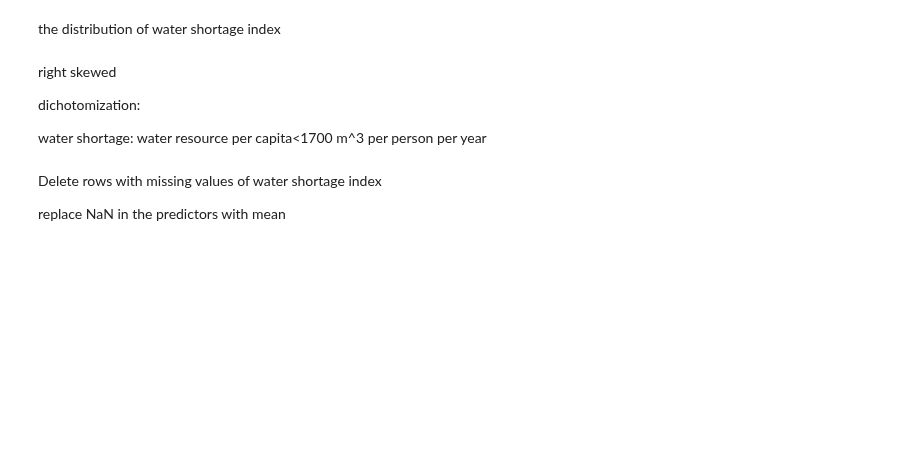
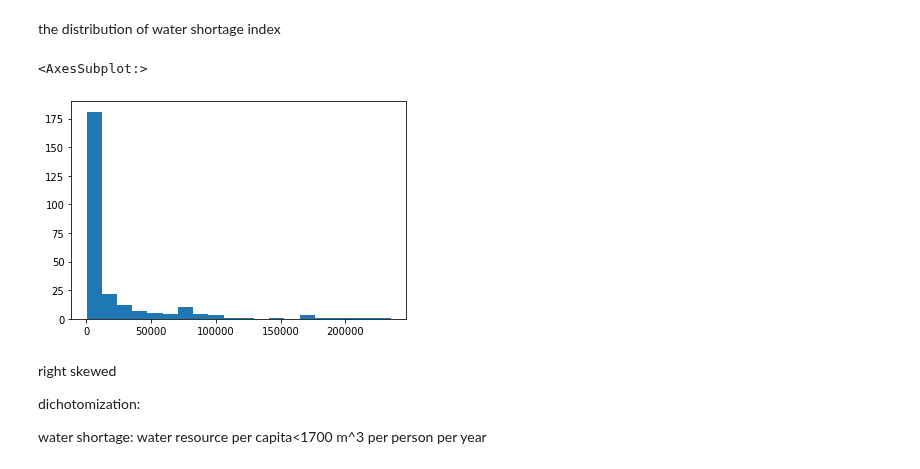
Before and after one commit to karlpolak/MDA-project, a Jupyter notebook: Water Shortage.ipynb, the cells around one changed output. Cells and saved outputs as stored; diff of their text form; code cells hidden in the pictures; blank space fills up the shorter version.

```diff
--- a/Water Shortage.ipynb
+++ b/Water Shortage.ipynb
@@ -12,6 +19,9 @@ import warnings
 # %% [markdown]
 Load and view aquastat data set
 # %%
-data = pd.read_csv('https://mda-project-poland.s3.eu-west-3.amazonaws.com/aquastat_data.csv')
-data = data.pivot_table(index = "Area", columns = "Variable Name", values= "Value")
-data.head()
+df = pd.read_csv('https://mda-project-poland.s3.eu-west-3.amazonaws.com/ultimate+aquastat+(flat).csv')
+df_GDP = pd.read_csv('https://mda-project-poland.s3.eu-west-3.amazonaws.com/GDP.csv')
+df.shape
+#data = pd.read_csv('https://mda-project-poland.s3.eu-west-3.amazonaws.com/aquastat_data.csv')
+#data = data.pivot_table(index = "Area", columns = "Variable Name", values= "Value")
+#data.head()
@@ -29,0 +30,8 @@ data
+# %%
+table=pd.pivot_table(data=df,values='Value',index=['Area','Year'],columns='Variable Name') # is used for Time Series Analysis
+GDP_table = pd.pivot_table(data=df_GDP,values='Value',index=['Area','Year'],columns='Variable Name')
+
+table = table.merge(GDP_table, how='inner', on=['Area','Year'])
+table.head(25)
+#location=pd.read_csv('https://mda-project-poland.s3.eu-west-3.amazonaws.com/location.csv',usecols=[ "Area","Latitude","Longitude"])
+#location.head()
@@ -29,0 +58,6 @@ data
+# %%
+table_preprocessed = table.groupby('Area').apply(lambda group: group.interpolate(method='linear',axis=1))
+table_preprocessed = table_preprocessed.fillna(method='bfill')
+table_preprocessed.head(49)
+#data =location.merge(data, on="Area", how="left")
+#data
@@ -32,5 +86,7 @@ Calculate the new variables
 # %%
-data['% of total country area irrigated (%)']=data['% of total country area cultivated']*data['% of cultivated land irrigated [harvested crop]']/100
+data=table_preprocessed.copy()
+#data['% of total country area irrigated (%)']=data['% of total country area cultivated']*data['% of cultivated land irrigated [harvested crop]']/100
 data['Industry, value added (% GDP)']=data['Industry, value added to GDP']/data['Gross Domestic Product (GDP)']*100
 data['Services, value added (% GDP)']=data['Services, value added to GDP']/data['Gross Domestic Product (GDP)']*100
-data['water resource per capita']=((data['Total renewable water resources']*1000000)-(data['Environmental Flow Requirements']*1000000))/data['Total population']
+data['water resource per capita']=data['Total renewable water resources per capita']-data['Environmental Flow Requirements']
+data['shortageclass'] = pd.cut(data['water resource per capita'],bins=[0,500,1000,1700,240000],labels=['3','2','1','0'])
@@ -56,7 +138,10 @@ datadict
 # %% [markdown]
 the distribution of water shortage index
 # %%
-df['water resource per capita'].hist(grid=False, bins=20)
+data['water resource per capita'].hist(grid=False, bins=20)
+# %% [output]
+<AxesSubplot:>
+[figure, added]
 # %% [markdown]
 right skewed
 
@@ -69,4 +150,0 @@ df['c'][df['water resource per capita']< 1700]=1
-# %% [markdown]
-Delete rows with missing values of water shortage index
-
-replace NaN in the predictors with mean
```
Also changed, not shown: parts of 48 cells of this notebook.
